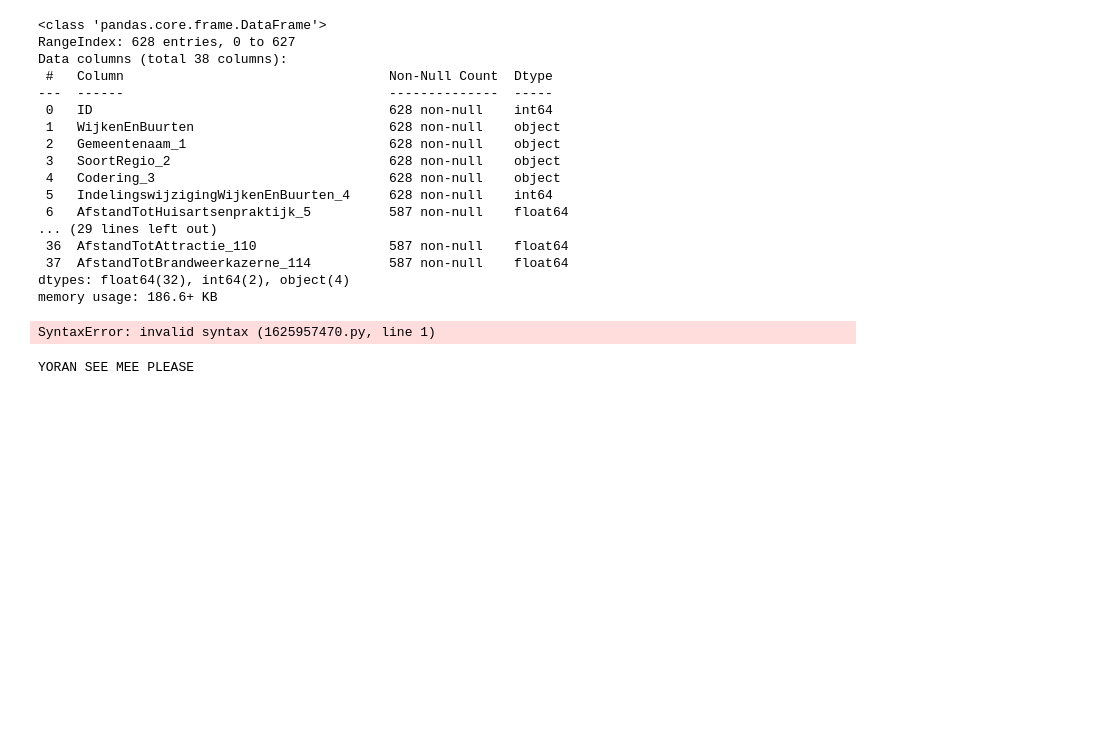
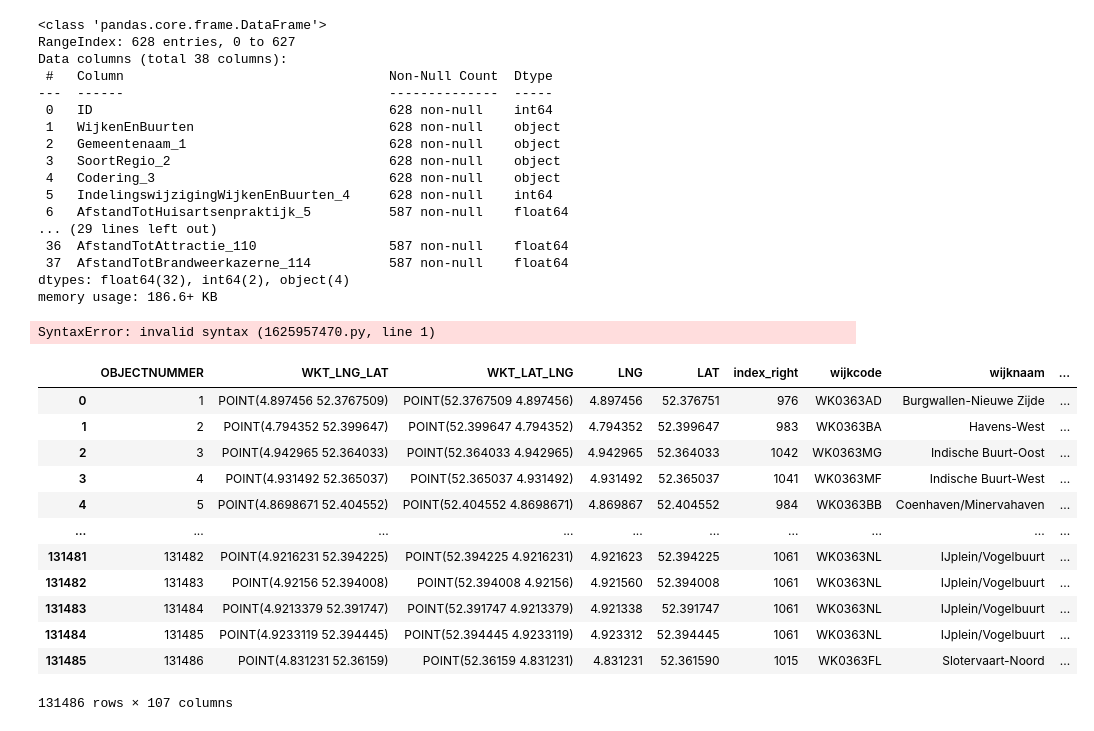
Before and after one commit to YoranB/Spatial-data-science, a Jupyter notebook: data_distances.ipynb, the cells around one changed output. Drawn from its saved outputs; the diff is of its cells as text; code cells hidden in the pictures; blank space fills up the shorter version.

```diff
--- a/data_distances.ipynb
+++ b/data_distances.ipynb
@@ -63,6 +65,41 @@ df.
 # %% [output]
 SyntaxError: invalid syntax (1625957470.py, line 1)
 # %%
-print ('YORAN SEE MEE PLEASE')
+import pandas as pd
+
+# 1. Inlezen van de bestanden (let op: separator is ;)
+df = pd.read_csv('data/datapoging2.csv', sep=';')
+df2 = pd.read_csv('data/LICHTPUNTEN_met_wijk.csv', sep=';')
+
+# 2. Alleen de wijken uit df1 selecteren (dus geen buurten)
+#    Vaak is er een kolom SoortRegio_2 met waarden als 'Gemeente', 'Wijk', 'Buurt'
+df1_wijken = df1[df1['SoortRegio_2'].str.lower().eq('wijk')].copy()
+
+# 3. Wijkcode kolom aanmaken in df1 zodat deze gelijk is aan die in df2
+#    Hier ga ik ervan uit dat de wijkcode in WijkenEnBuurten staat, zoals 'WK0363AA'
+df1_wijken['wijkcode'] = df1_wijken['WijkenEnBuurten'].str.strip()
+
+# 4. Ook wijkcode in df2 opschonen (spaties weghalen)
+df2['wijkcode'] = df2['wijkcode'].astype(str).str.strip()
+
+# 5. Merge uitvoeren op wijkcode
+merged = df2.merge(df1_wijken, on='wijkcode', how='left')
+
+# 6. Optioneel: resultaat opslaan
+merged.to_csv('LICHTPUNTEN_met_wijkdata_merged.csv', index=False, sep=';')
-# %% [output]
-YORAN SEE MEE PLEASE
+# %%
+merged
+# %% [output]
+|  | OBJECTNUMMER | WKT_LNG_LAT | WKT_LAT_LNG | LNG | LAT | index_right | wijkcode | wijknaam | ... |
+| 0 | 1 | POINT(4.897456 52.3767509) | POINT(52.3767509 4.897456) | 4.897456 | 52.376751 | 976 | WK0363AD | Burgwallen-Nieuwe Zijde | ... |
+| 1 | 2 | POINT(4.794352 52.399647) | POINT(52.399647 4.794352) | 4.794352 | 52.399647 | 983 | WK0363BA | Havens-West | ... |
+| 2 | 3 | POINT(4.942965 52.364033) | POINT(52.364033 4.942965) | 4.942965 | 52.364033 | 1042 | WK0363MG | Indische Buurt-Oost | ... |
+| 3 | 4 | POINT(4.931492 52.365037) | POINT(52.365037 4.931492) | 4.931492 | 52.365037 | 1041 | WK0363MF | Indische Buurt-West | ... |
+| 4 | 5 | POINT(4.8698671 52.404552) | POINT(52.404552 4.8698671) | 4.869867 | 52.404552 | 984 | WK0363BB | Coenhaven/Minervahaven | ... |
+| ... | ... | ... | ... | ... | ... | ... | ... | ... | ... |
+| 131481 | 131482 | POINT(4.9216231 52.394225) | POINT(52.394225 4.9216231) | 4.921623 | 52.394225 | 1061 | WK0363NL | IJplein/Vogelbuurt | ... |
+| 131482 | 131483 | POINT(4.92156 52.394008) | POINT(52.394008 4.92156) | 4.921560 | 52.394008 | 1061 | WK0363NL | IJplein/Vogelbuurt | ... |
+| 131483 | 131484 | POINT(4.9213379 52.391747) | POINT(52.391747 4.9213379) | 4.921338 | 52.391747 | 1061 | WK0363NL | IJplein/Vogelbuurt | ... |
+| 131484 | 131485 | POINT(4.9233119 52.394445) | POINT(52.394445 4.9233119) | 4.923312 | 52.394445 | 1061 | WK0363NL | IJplein/Vogelbuurt | ... |
+| 131485 | 131486 | POINT(4.831231 52.36159) | POINT(52.36159 4.831231) | 4.831231 | 52.361590 | 1015 | WK0363FL | Slotervaart-Noord | ... |
+131486 rows × 107 columns
```
Also changed, not shown: parts of 4 cells of this notebook, 1 other file.
